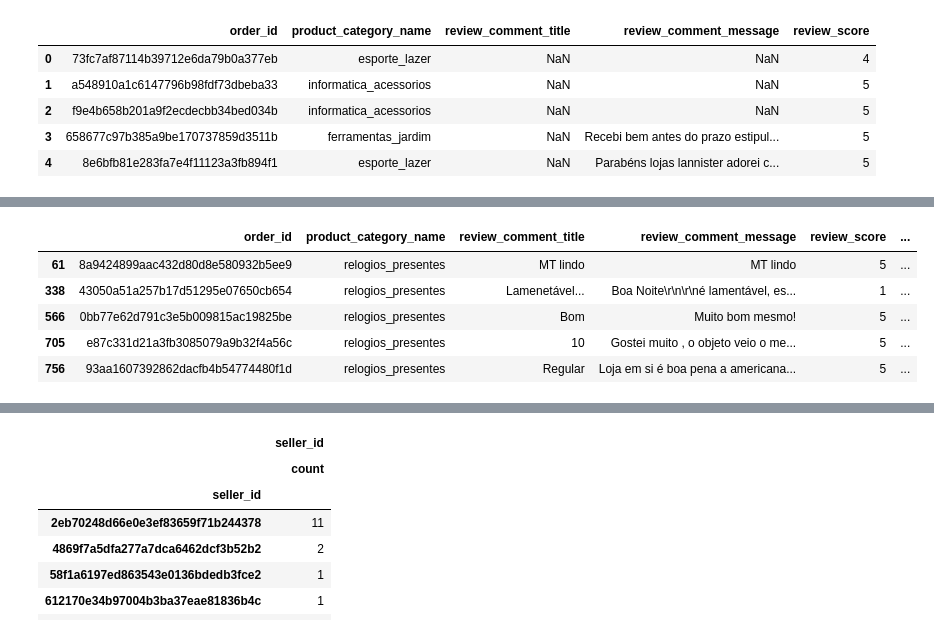
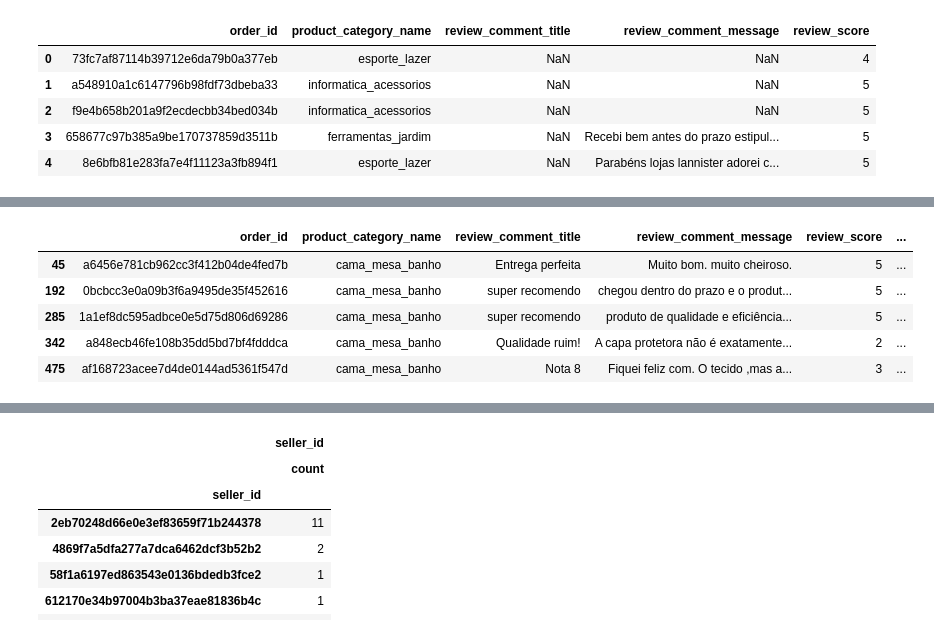
Before and after one commit to smhurf/lewagon_challenges, a Jupyter notebook: 05-ML/10-Natural-Language-Processing/Recap/Recap.ipynb, the cells around one changed output, grey strips where cells are left out. Cells and saved outputs as stored; diff of their text form; code cells hidden in the pictures.

```diff
--- a/05-ML/10-Natural-Language-Processing/Recap/Recap.ipynb
+++ b/05-ML/10-Natural-Language-Processing/Recap/Recap.ipynb
@@ -78,7 +58,9 @@ df.head()
 # %%
 # Filter out on date
 
-df = df[(df['review_creation_date'] <= df['order_estimated_delivery_date'])]
+df = df[(df['order_delivered_customer_date'] <= df['order_estimated_delivery_date'])]
+
+df = df[df['order_status'] == "delivered"]
 
 df.head()
 # %% [output]
@@ -190,16 +190,16 @@ product_performance.tail()
 # %%
 # Filter out category
 
-relogios_presentes = df[df['product_category_name'].isin(['relogios_presentes'])]
+relogios_presentes = df[df['product_category_name'].isin(['cama_mesa_banho'])]
 
 relogios_presentes.head()
 # %% [output]
 |  | order_id | product_category_name | review_comment_title | review_comment_message | review_score | ... |
-| 61 | 8a9424899aac432d80d8e580932b5ee9 | relogios_presentes | MT lindo | MT lindo | 5 | ... |
-| 338 | 43050a51a257b17d51295e07650cb654 | relogios_presentes | Lamenetável... | Boa Noite\r\n\r\né lamentável, es... | 1 | ... |
-| 566 | 0bb77e62d791c3e5b009815ac19825be | relogios_presentes | Bom | Muito bom mesmo! | 5 | ... |
-| 705 | e87c331d21a3fb3085079a9b32f4a56c | relogios_presentes | 10 | Gostei muito , o objeto veio o me... | 5 | ... |
-| 756 | 93aa1607392862dacfb4b54774480f1d | relogios_presentes | Regular | Loja em si é boa pena a americana... | 5 | ... |
+| 45 | a6456e781cb962cc3f412b04de4fed7b | cama_mesa_banho | Entrega perfeita | Muito bom. muito cheiroso. | 5 | ... |
+| 192 | 0bcbcc3e0a09b3f6a9495de35f452616 | cama_mesa_banho | super recomendo | chegou dentro do prazo e o produt... | 5 | ... |
+| 285 | 1a1ef8dc595adbce0e5d75d806d69286 | cama_mesa_banho | super recomendo | produto de qualidade e eficiência... | 5 | ... |
+| 342 | a848ecb46fe108b35dd5bd7bf4fdddca | cama_mesa_banho | Qualidade ruim! | A capa protetora não é exatamente... | 2 | ... |
+| 475 | af168723acee7d4de0144ad5361f547d | cama_mesa_banho | Nota 8 | Fiquei feliz com. O tecido ,mas a... | 3 | ... |
 # %%
 # Filter out bad reviews
 
```
Also changed, not shown: parts of 8 cells of this notebook, 16 other files.
